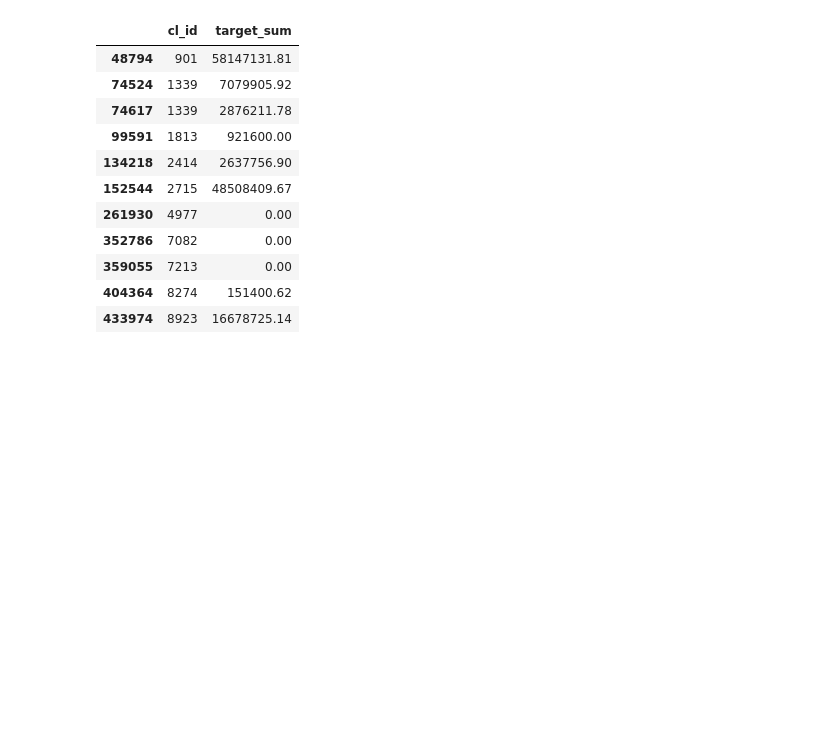
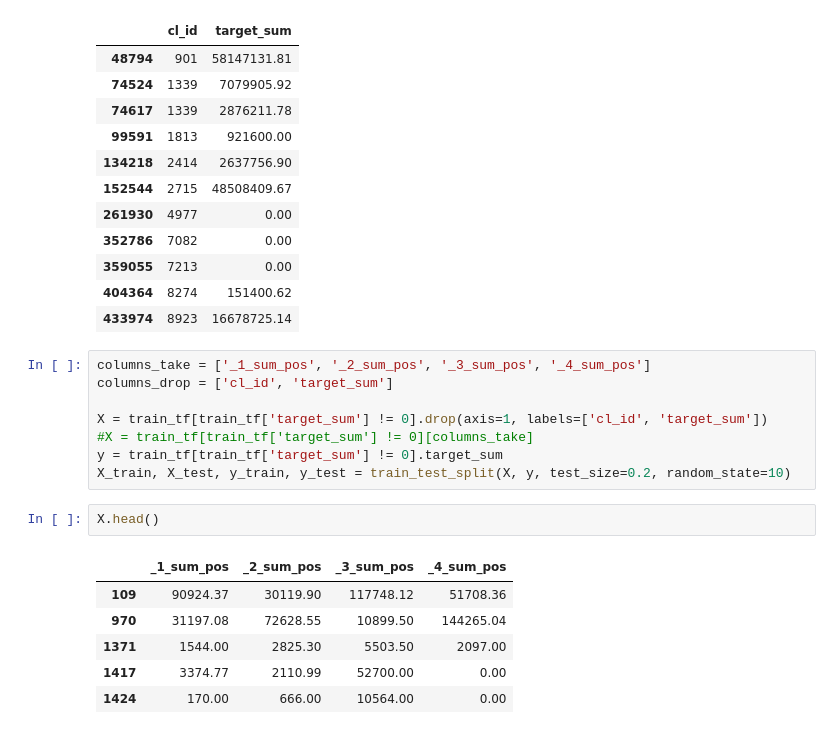
Before and after one commit to Hitriihoma/Machine-learning-course-task, a Jupyter notebook: Zubarev ML.ipynb, the cells around one changed output. Cells and saved outputs as stored; diff of their text form; blank space fills up the shorter version.

```diff
--- a/Zubarev ML.ipynb
+++ b/Zubarev ML.ipynb
@@ -459,3 +282,20 @@ user_sample_df[['cl_id','target_sum']].drop_duplicates()
 | 359055 | 7213 | 0.00 |
 | 404364 | 8274 | 151400.62 |
 | 433974 | 8923 | 16678725.14 |
+# %%
+columns_take = ['_1_sum_pos', '_2_sum_pos', '_3_sum_pos', '_4_sum_pos']
+columns_drop = ['cl_id', 'target_sum']
+
+X = train_tf[train_tf['target_sum'] != 0].drop(axis=1, labels=['cl_id', 'target_sum'])
+#X = train_tf[train_tf['target_sum'] != 0][columns_take]
+y = train_tf[train_tf['target_sum'] != 0].target_sum
+X_train, X_test, y_train, y_test = train_test_split(X, y, test_size=0.2, random_state=10)
+# %%
+X.head()
+# %% [output]
+|  | _1_sum_pos | _2_sum_pos | _3_sum_pos | _4_sum_pos |
+| 109 | 90924.37 | 30119.90 | 117748.12 | 51708.36 |
+| 970 | 31197.08 | 72628.55 | 10899.50 | 144265.04 |
+| 1371 | 1544.00 | 2825.30 | 5503.50 | 2097.00 |
+| 1417 | 3374.77 | 2110.99 | 52700.00 | 0.00 |
+| 1424 | 170.00 | 666.00 | 10564.00 | 0.00 |
```
Also changed, not shown: parts of 21 cells of this notebook.
